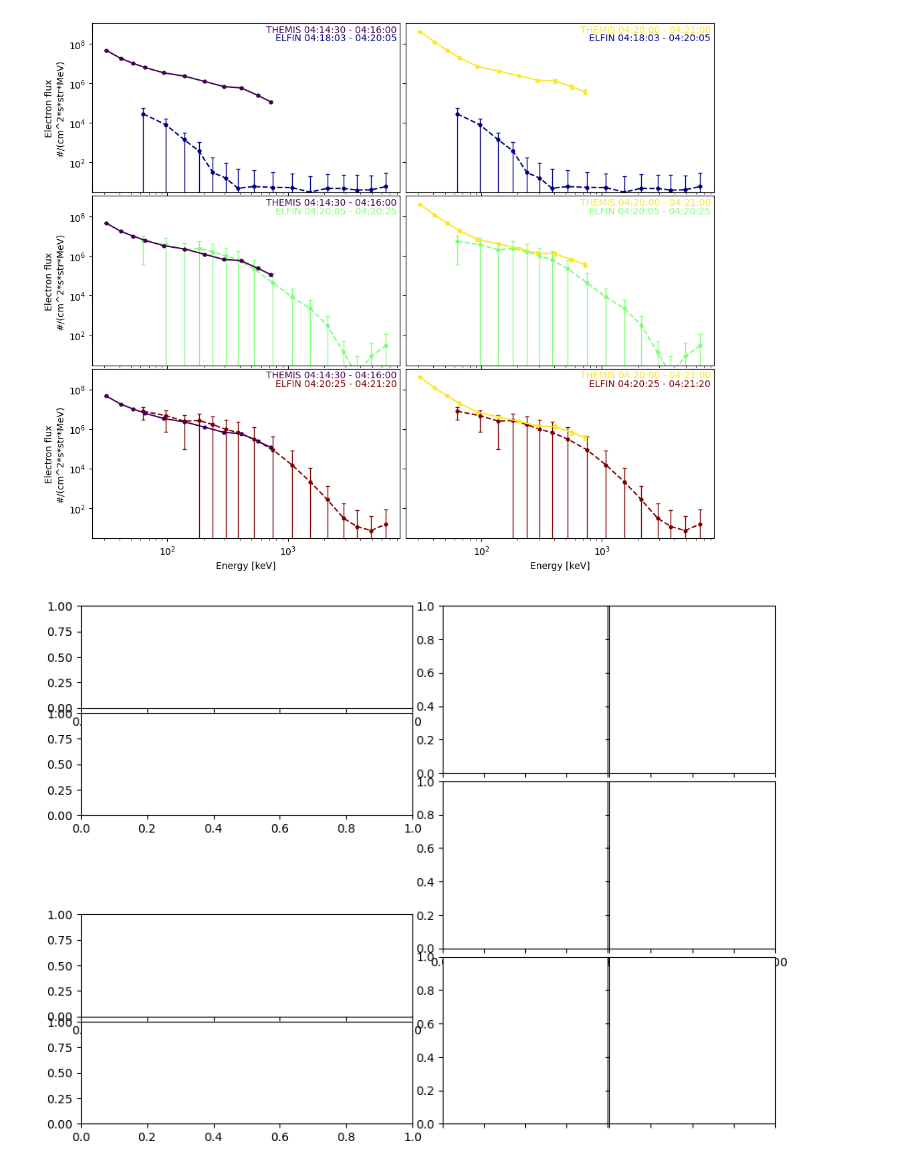
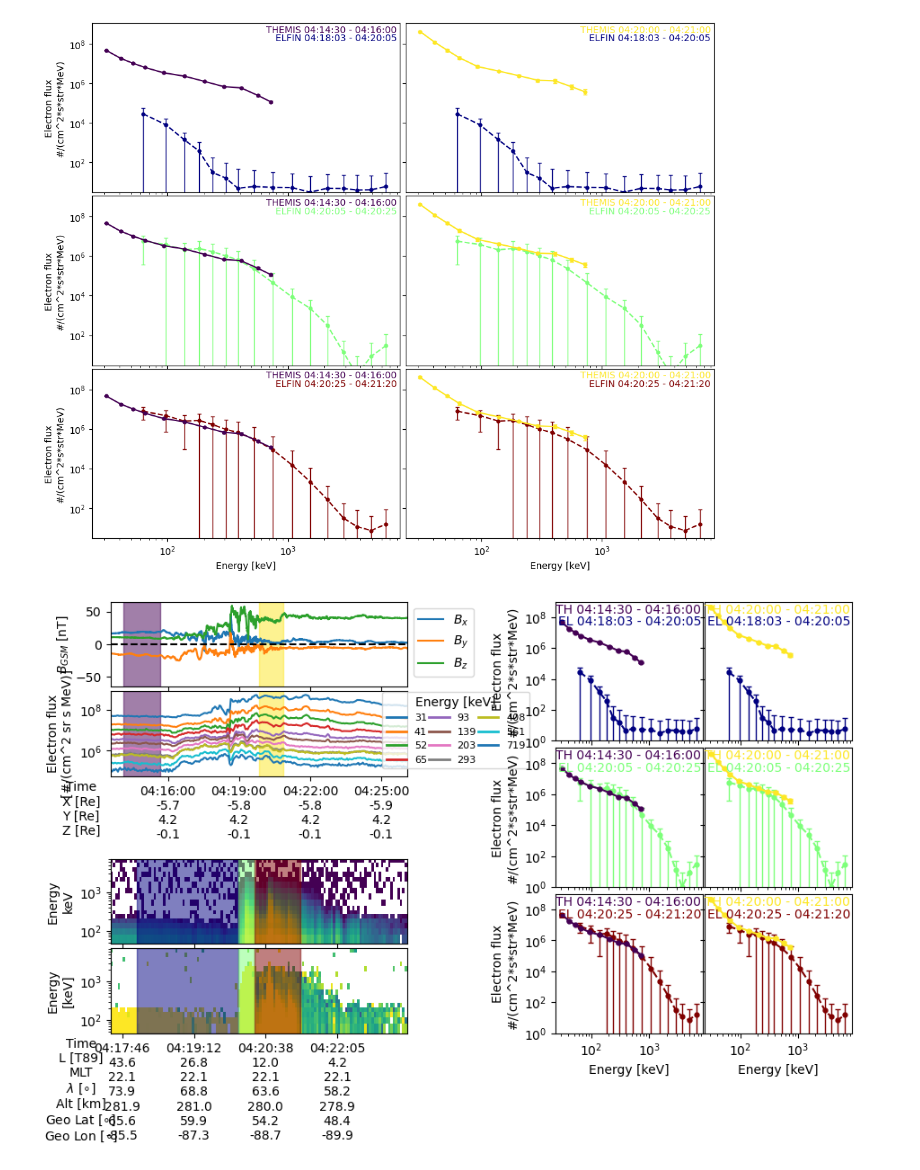
Before and after one commit to mshumko/elfinasi, a Jupyter notebook: src/20240904_substorm_study/misc/themis_elfin_spectra.ipynb, the cells around one changed output. Saved outputs shown, nothing was run; the diff lists cells and outputs as text; code cells hidden in the pictures.

Commit message:
Added THEMIS-D spectrum comparison.

```diff
--- a/src/20240904_substorm_study/misc/themis_elfin_spectra.ipynb
+++ b/src/20240904_substorm_study/misc/themis_elfin_spectra.ipynb
@@ -140,7 +142,7 @@ for themis_spectra_time_range, color in zip(themis_spectra_time_ranges, themis_c
 # %% [markdown]
 What fraction of the total field was Bz before and after the dipolarization?
 # %%
-for i, themis_time_range in enumerate(themis_spectra_time_ranges):
+for i, themis_time_range in enumerate(themisa_spectra_time_ranges):
     idx = np.where((np.array(fgm_times)>=themis_time_range[0]) & (np.array(fgm_times)<=themis_time_range[1]))[0]
     mean_b = fgm_xr.y[idx, :].mean(axis=0)
     mean_bxy = fgm_xr.y[idx, 1:].mean(axis=0)
@@ -195,9 +176,19 @@ mean_b_after = mag_b[bidx_after].mean()
 print(f'B field before: {mean_b_before} and after: {mean_b_after}.')
 # %% [output]
 B field before: 26.489105224609375 and after: 38.66700744628906.
+# %%
+themis_spectra_mean = np.full((len(themisa_spectra_time_ranges), len(sst_xr.v[0, valid_sst_channels])), np.nan)
+themis_spectra_std = np.full((len(themisa_spectra_time_ranges), len(sst_xr.v[0, valid_sst_channels])), np.nan)
+for i, themis_spectra_time_range in enumerate(themisa_spectra_time_ranges):
+    idx = np.where(
+        (sst_times>=themis_spectra_time_range[0]) &
+        (sst_times<=themis_spectra_time_range[1])
+        )[0]
+    themis_spectra_mean[i, :] = sst_spectrum[idx, :].mean(axis=0)
+    themis_spectra_std[i, :] = sst_spectrum[idx, :].std(axis=0)
 # %%
 fig, ax = plt.subplots()
-for i, (themis_time_range, color) in enumerate(zip(themis_spectra_time_ranges, themis_colors)):
+for i, (themis_time_range, color) in enumerate(zip(themisa_spectra_time_ranges, themis_colors)):
     ax.errorbar(sst_xr.v[0, valid_sst_channels],  themis_spectra_mean[i, :], color=color, yerr=themis_spectra_std[i, :], capsize=2,
             markersize=7, elinewidth=1, marker='.', ls='-')
     ax.text(
@@ -217,7 +208,7 @@ ax.errorbar(
     ls='--'
     )
 ax.text(
-        0.01, 0.2-0.03*(i+1), f'{themis_spectra_time_ranges[0][0]:%H:%M:%S} - {themis_spectra_time_ranges[0][1]:%H:%M:%S} + betatron',
+        0.01, 0.2-0.03*(i+1), f'{themisa_spectra_time_ranges[0][0]:%H:%M:%S} - {themisa_spectra_time_ranges[0][1]:%H:%M:%S} + betatron',
         fontsize=8, transform=ax.transAxes, va='top', ha='left', color='k'
         )
 
@@ -308,5 +294,5 @@ array([[0.267004, 0.004874, 0.329415, 1.      ],
 # %%
-fig, ex = plt.subplots(len(elfin_spectra_time_ranges), len(themis_spectra_time_ranges), sharex=True, sharey=True, figsize=(12, 10))
+fig, ex = plt.subplots(len(elfin_spectra_time_ranges), len(themisa_spectra_time_ranges), sharex=True, sharey=True, figsize=(12, 10))
 
 for i, (ex_row, elfin_color) in enumerate(zip(ex, elfin_colors)):
     for j, (ex_col, themis_color) in enumerate(zip(ex_row, themis_colors)):
@@ -317,7 +303,7 @@ for i, (ex_row, elfin_color) in enumerate(zip(ex, elfin_colors)):
         ex_col.set(yscale='log', xscale='log')
         ex_col.text(
             0.99, 0.99,
-            f'THEMIS {themis_spectra_time_ranges[j][0]:%H:%M:%S} - {themis_spectra_time_ranges[j][1]:%H:%M:%S}',
+            f'THEMIS {themisa_spectra_time_ranges[j][0]:%H:%M:%S} - {themisa_spectra_time_ranges[j][1]:%H:%M:%S}',
             va='top', ha='right', transform=ex_col.transAxes, color=themis_color)
         ex_col.text(
             0.99, 0.94,
@@ -332,31 +318,92 @@ plt.subplots_adjust(wspace=0.02, hspace=0.02)
 [figure]
 # %%
 spec_fig = plt.figure(figsize=(15, 8))
-
-# len(elfin_spectra_time_ranges), len(themis_spectra_time_ranges)
-
-gs = spec_fig.add_gridspec(4, len(themis_spectra_time_ranges)+2, hspace=1.8, right=0.95, left=0.4)
+gs = spec_fig.add_gridspec(4, len(themisa_spectra_time_ranges)+2, hspace=1.8, right=0.95, left=0.4, wspace=2)
 themis_gs = gs[:2, :2].subgridspec(2, 1, wspace=0.05, hspace=0.05)
 elfin_gs = gs[2:4, :2].subgridspec(2,1 , wspace=0.01, hspace=0.05)
-spec_grid = gs[:, 2:].subgridspec(len(elfin_spectra_time_ranges), len(themis_spectra_time_ranges), wspace=0.01, hspace=0.05)
+spec_grid = gs[:, 2:].subgridspec(len(elfin_spectra_time_ranges), len(themisa_spectra_time_ranges), wspace=0.01, hspace=0.05)
 
 ax = [None]*4
 ax[0] = spec_fig.add_subplot(themis_gs[0,:])
 ax[1] = spec_fig.add_subplot(themis_gs[1,:], sharex=ax[0])
 ax[2] = spec_fig.add_subplot(elfin_gs[0,:])
 ax[3] = spec_fig.add_subplot(elfin_gs[1,:], sharex=ax[2])
 
-bx = np.full((len(elfin_spectra_time_ranges), len(themis_spectra_time_ranges)), np.nan, dtype=object)
+bx = np.full((len(elfin_spectra_time_ranges), len(themisa_spectra_time_ranges)), np.nan, dtype=object)
 for row in range(len(elfin_spectra_time_ranges)):
-    for col in range(len(themis_spectra_time_ranges)):
+    for col in range(len(themisa_spectra_time_ranges)):
         if (row == 0) and (col == 0):
             bx[row, col] = spec_fig.add_subplot(spec_grid[row, col])
         else:
             bx[row, col] = spec_fig.add_subplot(spec_grid[row, col], sharex=bx[0, 0], sharey=bx[0, 0])
 
-        if row != len(themis_spectra_time_ranges)-1:
+        if row != len(themisa_spectra_time_ranges):
             bx[row, col].tick_params('x', labelbottom=False)
         if col > 0:
             bx[row, col].tick_params('y', labelleft=False)
+
+# PLOT THEMIS
+_lines = ax[0].plot(pyspedas.time_datetime(fgm_xr.times), fgm_xr.y)
+ax[0].legend(iter(_lines), [f'$B_{{{i}}}$' for i in ['x', 'y', 'z']], loc='upper left', bbox_to_anchor=(1., 1))
+ax[0].axhline(0, c='k', ls='--')
+ax[0].set(
+    ylim=(-1.1*np.max(fgm_xr.y), 1.1*np.max(fgm_xr.y)),
+    ylabel=f'$B_{{{coordinates.upper()}}}$ [nT]',
+    xlim=_time_range
+    )
+ax[0].tick_params('x', labelbottom=False)
+
+for valid_e_channel in valid_sst_channels:
+    ax[1].plot(
+        sst_times,
+        sst_spectrum[:, valid_e_channel],
+        label=int(sst_xr.v[0, valid_e_channel]/1000)
+        )
+ax[1].set(yscale='log', ylabel='Electron flux\n[#/(cm^2 sr s MeV)]')
+_legend = ax[1].legend(fontsize=8, ncols=3, title='Energy [keV]', loc='upper left', bbox_to_anchor=(0.9, 1.05), columnspacing=0.2)
+for _obj in _legend.legendHandles:
+    _obj.set_linewidth(2)
+manylabels.ManyLabels(ax[1], state_df)
+ax[1].xaxis.set_major_locator(plt.MaxNLocator(5))
+ax[1].xaxis.set_label_coords(-0.1, -0.008*7)
+
+for themis_spectra_time_range, color in zip(themisa_spectra_time_ranges, themis_colors):
+    for ax_i in ax[:2]:
+        ax_i.axvspan(*themis_spectra_time_range, color=color, alpha=0.5)
+
+# PLOT ELFIN
+pad_obj.plot_omni(ax[2], labels=True, vmin=1E2, vmax=1E7, pretty_plot=False, colorbar=False)
+pad_obj.plot_blc_dlc_ratio(ax[3], labels=True, cmap='viridis', vmin=1E-2, vmax=1, colorbar=False)
+pad_obj.plot_position(ax[3])
+ax[2].tick_params('x', labelbottom=False)
+ax[3].xaxis.set_major_locator(plt.MaxNLocator(5))
+ax[3].xaxis.set_label_coords(-0.1, -0.007*7)
+ax[3].xaxis.label.set_size(10)
+
+for elfin_spectra_time_range, color in zip(elfin_spectra_time_ranges, elfin_colors):
+    for ax_i in ax[2:4]:
+        ax_i.axvspan(*elfin_spectra_time_range, color=color, alpha=0.5)
+
+# Plot the spectra matrix
+for i, (bx_row, elfin_color) in enumerate(zip(bx, elfin_colors)):
+    for j, (bx_col, themis_color) in enumerate(zip(bx_row, themis_colors)):
+        bx_col.errorbar(pad_obj.energy, elfin_spectra_mean[i, :], color=elfin_color, yerr=elfin_spectra_std[i, :], capsize=2,
+            markersize=7, elinewidth=1, marker='.', ls='--')
+        bx_col.errorbar(sst_xr.v[0, valid_sst_channels]/1E3,  themis_spectra_mean[j, :], color=themis_color, yerr=themis_spectra_std[j, :], capsize=2,
+            markersize=7, elinewidth=1, marker='.', ls='-')
+        bx_col.set(yscale='log', xscale='log')
+        bx_col.text(
+            0.99, 0.99,
+            f'TH {themisa_spectra_time_ranges[j][0]:%H:%M:%S} - {themisa_spectra_time_ranges[j][1]:%H:%M:%S}',
+            va='top', ha='right', transform=bx_col.transAxes, color=themis_color)
+        bx_col.text(
+            0.99, 0.9,
+            f'EL {elfin_spectra_time_ranges[i][0]:%H:%M:%S} - {elfin_spectra_time_ranges[i][1]:%H:%M:%S}',
+            va='top', ha='right', transform=bx_col.transAxes, color=elfin_color)
+for bx_col in bx[-1, :]:
+    bx_col.set_xlabel('Energy [keV]')
+for bx_col in bx[:, 0]:
+    bx_col.set_ylabel(f'Electron flux\n{pad_obj._flux_units}')
+bx[0,0].set_ylim(1E0, 1E9);
 # %% [output]
-[figure, old version]
+[figure, new version]
```
Also changed, not shown: parts of 15 cells of this notebook.
